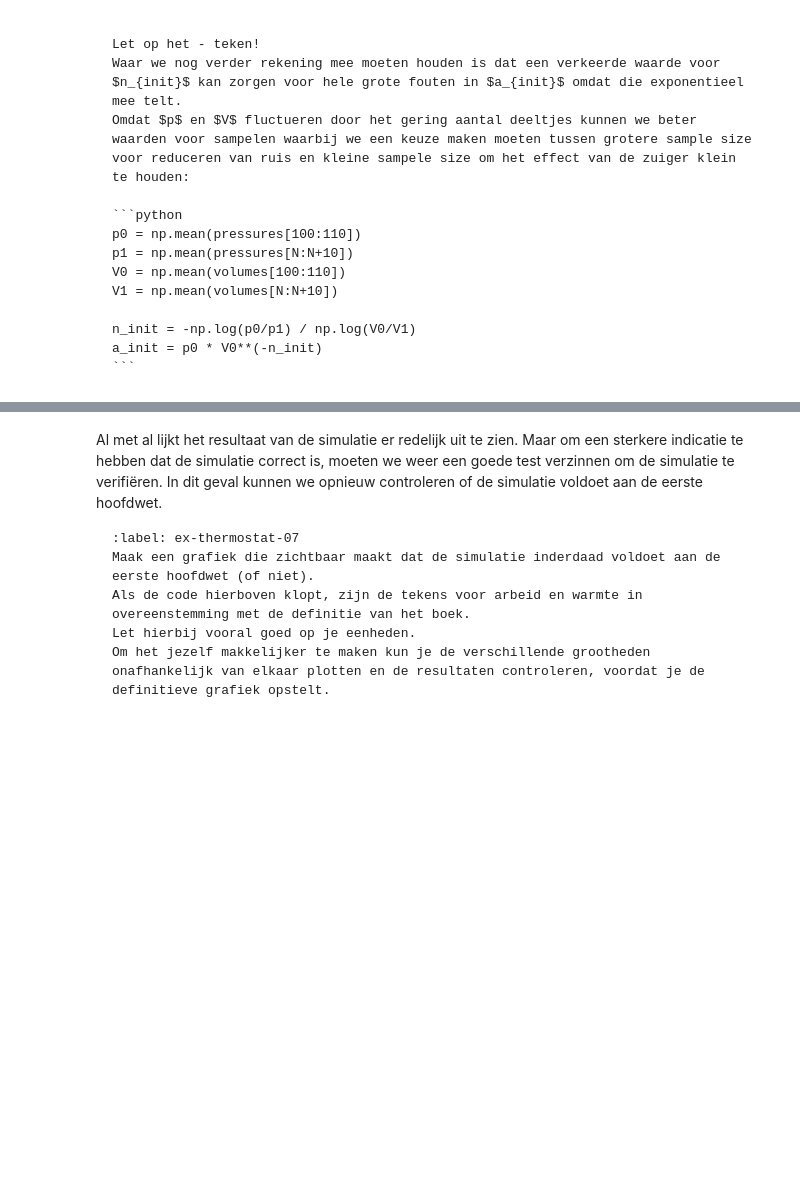
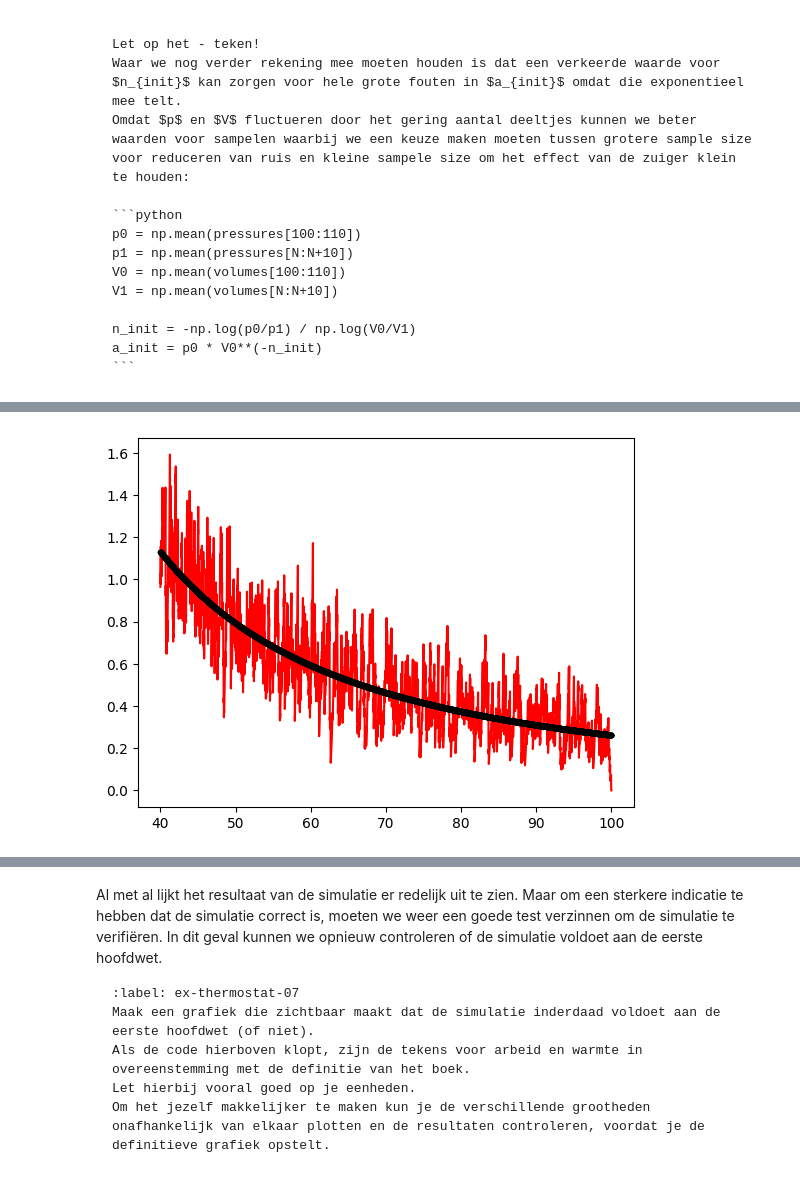
Before and after one commit to thaak123/19, a Jupyter notebook: Content/PySim/8_thermostaat.ipynb, the cells around one changed output, grey strips where cells are left out. Saved outputs shown, nothing was run; the diff lists cells and outputs as text; code cells hidden in the pictures; blank space fills up the shorter version.

```diff
--- a/Content/PySim/8_thermostaat.ipynb
+++ b/Content/PySim/8_thermostaat.ipynb
@@ -352,8 +376,17 @@ print(a_init)
 # %%
 def power_law(vol, a, n):
     return a * vol**n
 
+val,cov = curve_fit(power_law,volumes,pressures,p0=(a_init,n_init))
+A,N = val
+
+plt.figure()
+plt.plot(volumes, pressures, '-r')
+plt.plot(volumes,power_law(volumes,*val),"k.")
+plt.show()
 #your code/answer
+# %% [output]
+[figure, added]
 # %% [markdown]
 Je ziet dat de exponent van dit $(P,V)$-diagram net niet overeenkomt met de ideale verwachting.
 
```
Also changed, not shown: parts of 7 cells of this notebook.
